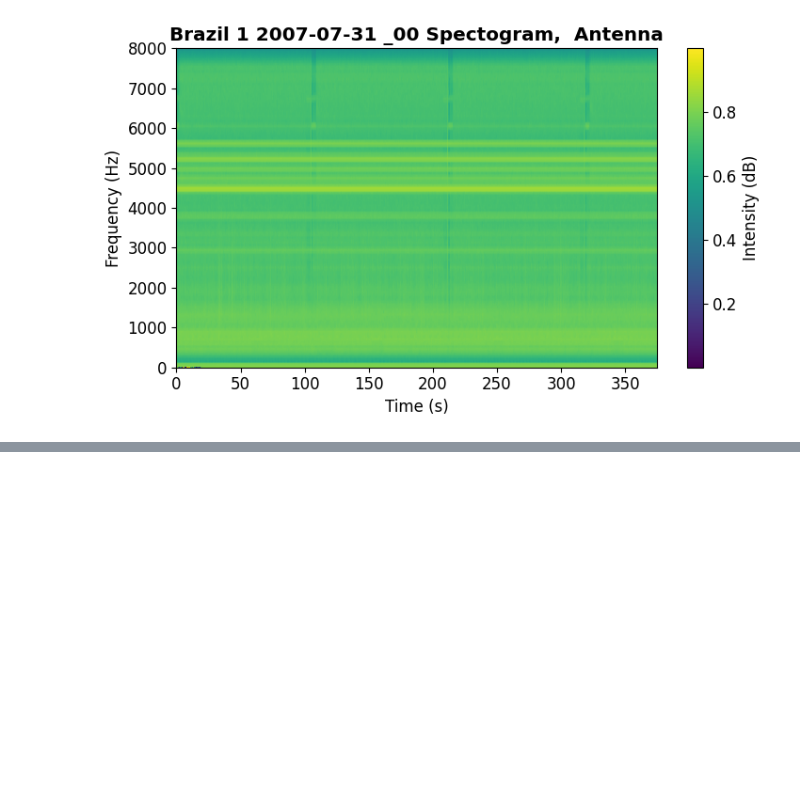
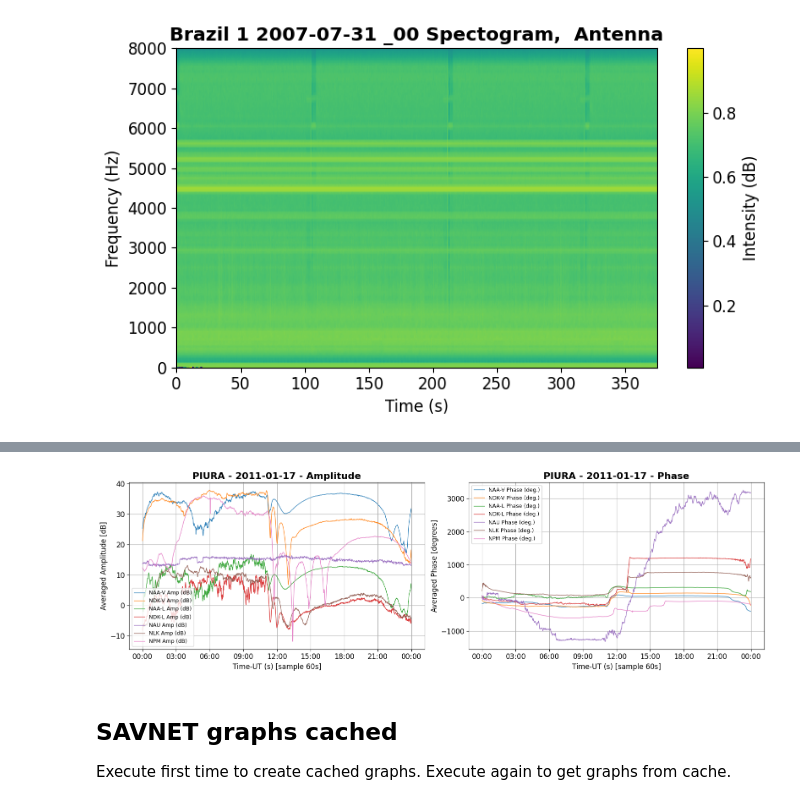
Before and after one commit to Rogerio-mack/VLF, a Jupyter notebook: VLF_plots.ipynb, the cells around one changed output, grey strips where cells are left out. Drawn from its saved outputs; the diff is of its cells as text; code cells hidden in the pictures; blank space fills up the shorter version.

```diff
--- a/VLF_plots.ipynb
+++ b/VLF_plots.ipynb
@@ -369,0 +470,6 @@ Warning: plot cached
+# %%
+from astropy.io import fits
+fname = 'PIU-20110117.fits'
+
+fx = fits.open('/content/' + fname, memmap=True)
+fx.info()
@@ -369,0 +500,8 @@ Warning: plot cached
+# %%
+fig, rc = plot_vlf(fx,fname)
+# %% [output]
+[figure, added]
+# %% [markdown]
+## SAVNET graphs cached
+
+Execute first time to create cached graphs. Execute again to get graphs from cache.
```
Also changed, not shown: parts of 51 cells of this notebook.
